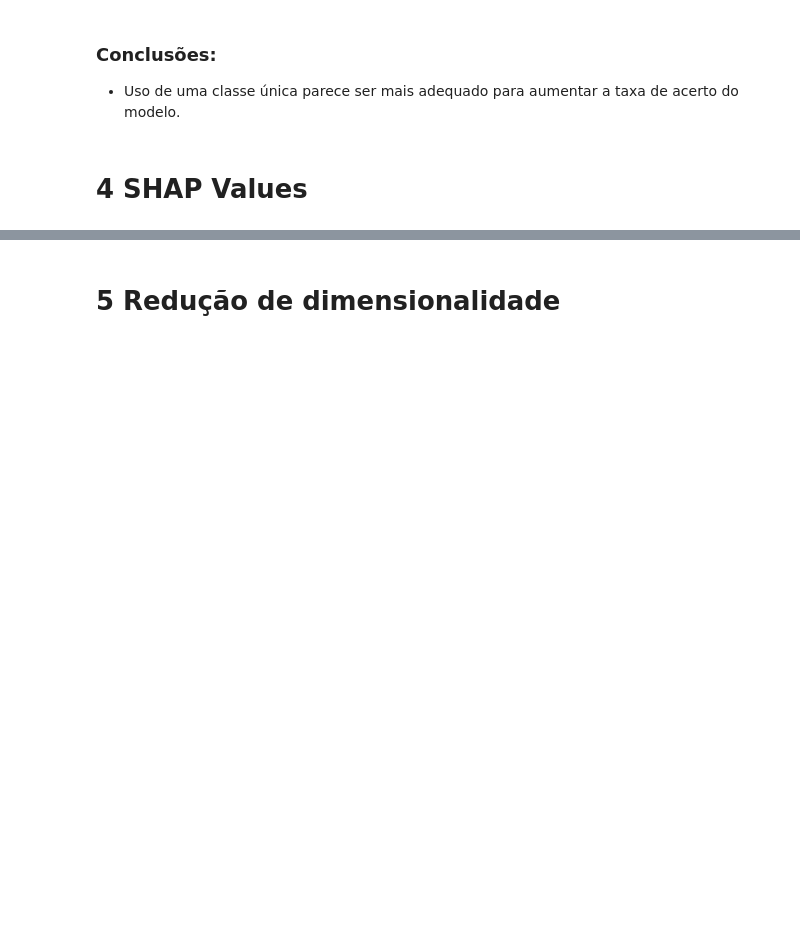
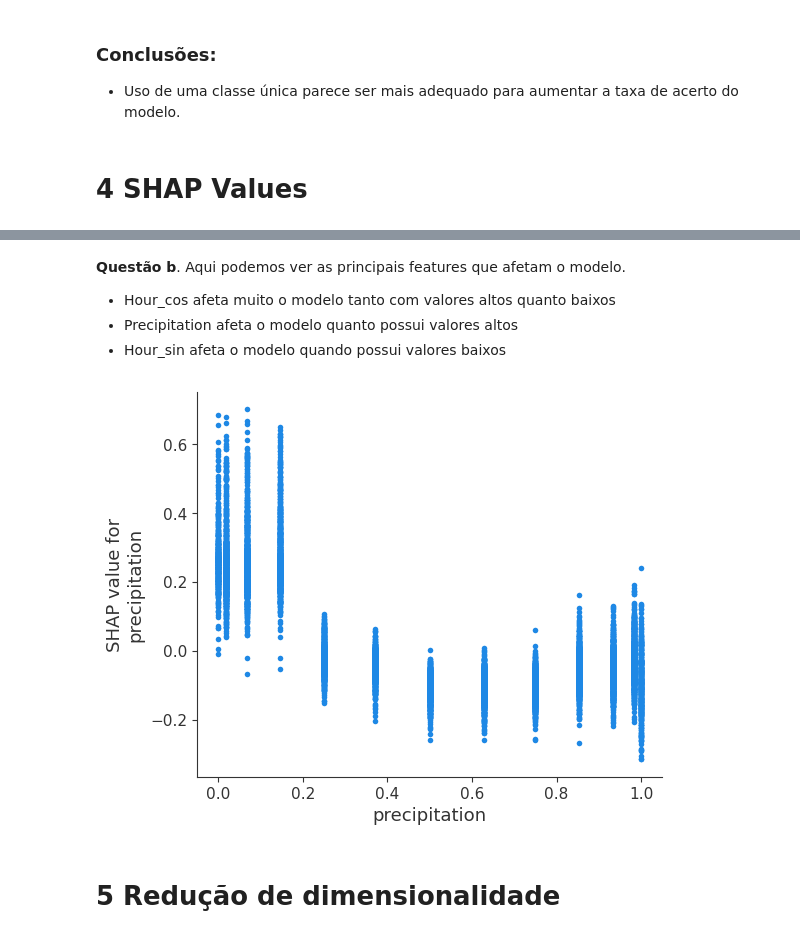
Before and after one commit to Michelcyc/MachineLearningTask_MastersDegree_CEFET, a Jupyter notebook: AM_T2_MICHEL_SIQUEIRA_REIS.ipynb, the cells around one changed output, grey strips where cells are left out. Cells and saved outputs as stored; diff of their text form; code cells hidden in the pictures; blank space fills up the shorter version.

```diff
--- a/AM_T2_MICHEL_SIQUEIRA_REIS.ipynb
+++ b/AM_T2_MICHEL_SIQUEIRA_REIS.ipynb
@@ -1420,3 +1469,13 @@ weighted avg       0.91      0.93      0.92      9582
+# %% [markdown]
+**Questão b**. Aqui podemos ver as principais features que afetam o modelo.
+- Hour_cos afeta muito o modelo tanto com valores altos quanto baixos
+- Precipitation afeta o modelo quanto possui valores altos
+- Hour_sin afeta o modelo quando possui valores baixos
+# %%
+# Plotando dependências
+shap.dependence_plot("precipitation", shap_values[1], X_test, interaction_index=None, feature_names=nomes_das_colunas)
+# %% [output]
+[figure, added]
 # %% [markdown]
 # 5 Redução de dimensionalidade
 # %% [markdown]
```
Also changed, not shown: parts of 63 cells of this notebook.
